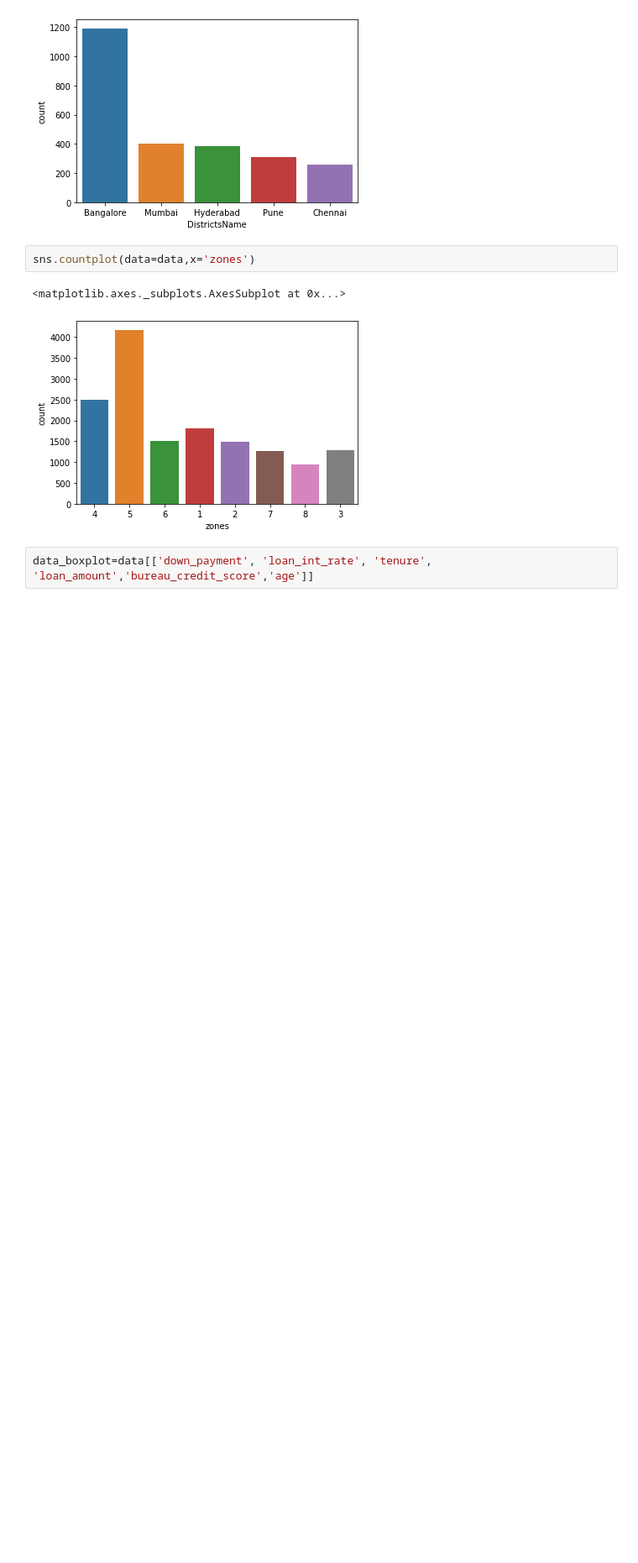
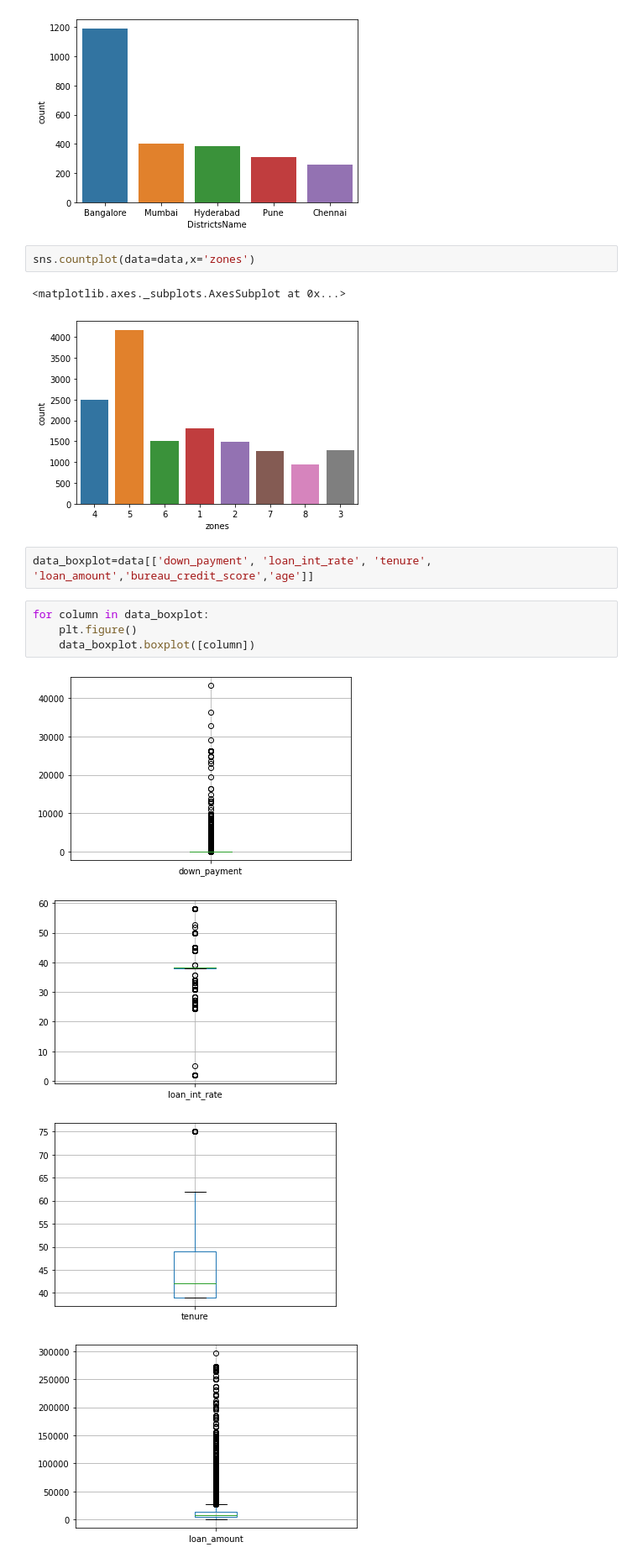
Before and after one commit to Avanish023/Machine-learning-data--science, a Jupyter notebook: lbinaryclassification.ipynb, the cells around one changed output. Shown: that part at 84% size. Drawn from its saved outputs; the diff is of its cells as text; blank space fills up the shorter version.

```diff
--- a/lbinaryclassification.ipynb
+++ b/lbinaryclassification.ipynb
@@ -128,3 +130,12 @@ sns.countplot(data=data,x='zones')
 [figure]
 # %%
 data_boxplot=data[['down_payment', 'loan_int_rate', 'tenure', 'loan_amount','bureau_credit_score','age']]
+# %%
+for column in data_boxplot:
+    plt.figure()
+    data_boxplot.boxplot([column])
+# %% [output]
+[figure, added]
+[figure, added]
+[figure, added]
+[figure, added]
```
Also changed, not shown: parts of 12 cells of this notebook.
